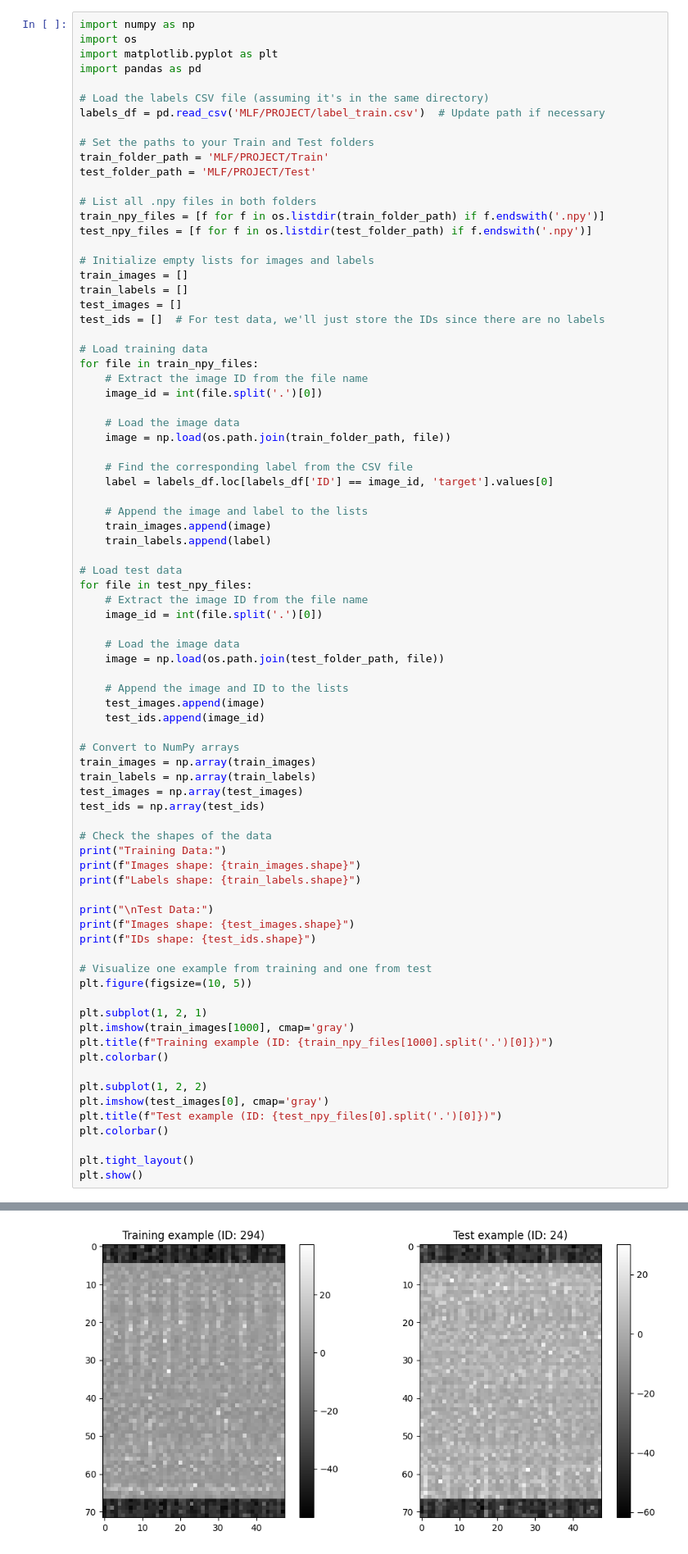
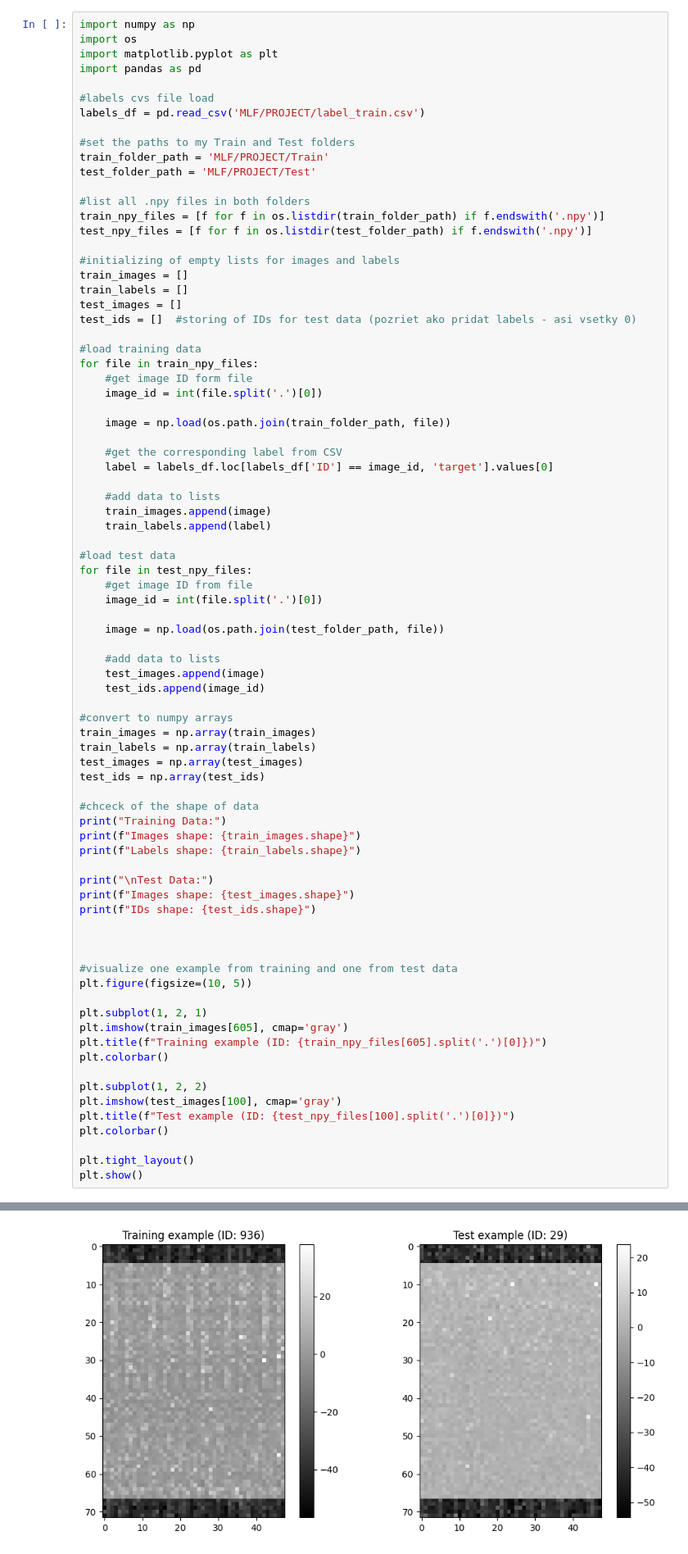
Before and after one commit to Darknessdark898/MLF, a Jupyter notebook: MLFjankyProject.ipynb, the cells around one changed output, grey strips where cells are left out. Shown: that part at 82% size. Drawn from its saved outputs; the diff is of its cells as text.

```diff
--- a/MLFjankyProject.ipynb
+++ b/MLFjankyProject.ipynb
@@ -92,86 +20,86 @@ import os
 import matplotlib.pyplot as plt
 import pandas as pd
 
-# Load the labels CSV file (assuming it's in the same directory)
-labels_df = pd.read_csv('MLF/PROJECT/label_train.csv')  # Update path if necessary
+#labels cvs file load
+labels_df = pd.read_csv('MLF/PROJECT/label_train.csv')
 
-# Set the paths to your Train and Test folders
+#set the paths to my Train and Test folders
 train_folder_path = 'MLF/PROJECT/Train'
 test_folder_path = 'MLF/PROJECT/Test'
 
-# List all .npy files in both folders
+#list all .npy files in both folders
 train_npy_files = [f for f in os.listdir(train_folder_path) if f.endswith('.npy')]
 test_npy_files = [f for f in os.listdir(test_folder_path) if f.endswith('.npy')]
 
-# Initialize empty lists for images and labels
+#initializing of empty lists for images and labels
 train_images = []
 train_labels = []
 test_images = []
-test_ids = []  # For test data, we'll just store the IDs since there are no labels
+test_ids = []  #storing of IDs for test data (pozriet ako pridat labels - asi vsetky 0)
 
-# Load training data
+#load training data
 for file in train_npy_files:
-    # Extract the image ID from the file name
+    #get image ID form file
     image_id = int(file.split('.')[0])
 
-    # Load the image data
     image = np.load(os.path.join(train_folder_path, file))
 
-    # Find the corresponding label from the CSV file
+    #get the corresponding label from CSV
     label = labels_df.loc[labels_df['ID'] == image_id, 'target'].values[0]
 
-    # Append the image and label to the lists
+    #add data to lists
     train_images.append(image)
     train_labels.append(label)
 
-# Load test data
+#load test data
 for file in test_npy_files:
-    # Extract the image ID from the file name
+    #get image ID from file
     image_id = int(file.split('.')[0])
 
-    # Load the image data
     image = np.load(os.path.join(test_folder_path, file))
 
-    # Append the image and ID to the lists
+    #add data to lists
     test_images.append(image)
     test_ids.append(image_id)
 
-# Convert to NumPy arrays
+#convert to numpy arrays
 train_images = np.array(train_images)
 train_labels = np.array(train_labels)
 test_images = np.array(test_images)
 test_ids = np.array(test_ids)
 
-# Check the shapes of the data
+#chceck of the shape of data
 print("Training Data:")
 print(f"Images shape: {train_images.shape}")
 print(f"Labels shape: {train_labels.shape}")
 
 print("\nTest Data:")
 print(f"Images shape: {test_images.shape}")
 print(f"IDs shape: {test_ids.shape}")
 
-# Visualize one example from training and one from test
+
+
+#visualize one example from training and one from test data
 plt.figure(figsize=(10, 5))
 
 plt.subplot(1, 2, 1)
-plt.imshow(train_images[1000], cmap='gray')
-plt.title(f"Training example (ID: {train_npy_files[1000].split('.')[0]})")
+plt.imshow(train_images[605], cmap='gray')
+plt.title(f"Training example (ID: {train_npy_files[605].split('.')[0]})")
 plt.colorbar()
 
 plt.subplot(1, 2, 2)
-plt.imshow(test_images[0], cmap='gray')
-plt.title(f"Test example (ID: {test_npy_files[0].split('.')[0]})")
+plt.imshow(test_images[100], cmap='gray')
+plt.title(f"Test example (ID: {test_npy_files[100].split('.')[0]})")
 plt.colorbar()
 
 plt.tight_layout()
 plt.show()
 # %% [output]
 Training Data:
 Images shape: (1491, 72, 48)
 Labels shape: (1491,)
 
 Test Data:
 Images shape: (120, 72, 48)
 IDs shape: (120,)
-[figure, old version]
+[figure, new version]
```
Also changed, not shown: parts of 19 cells of this notebook.
